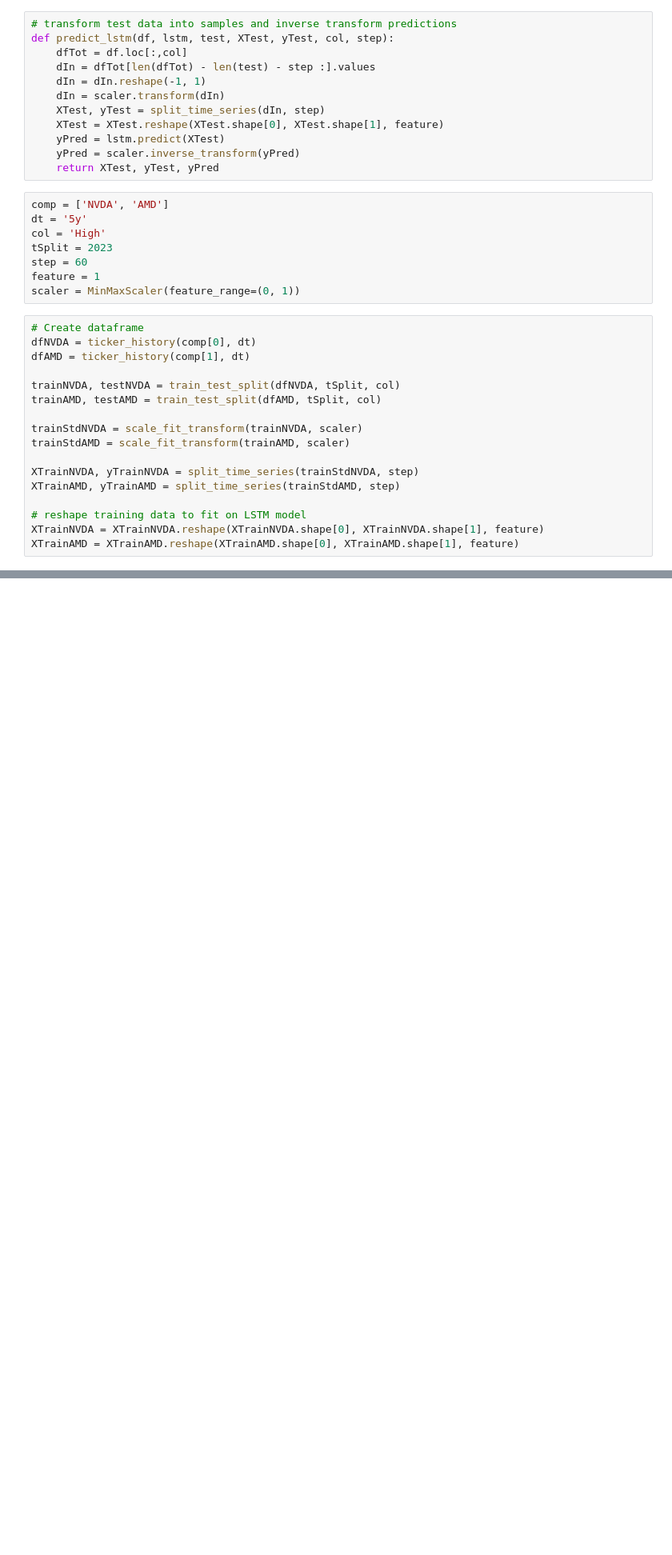
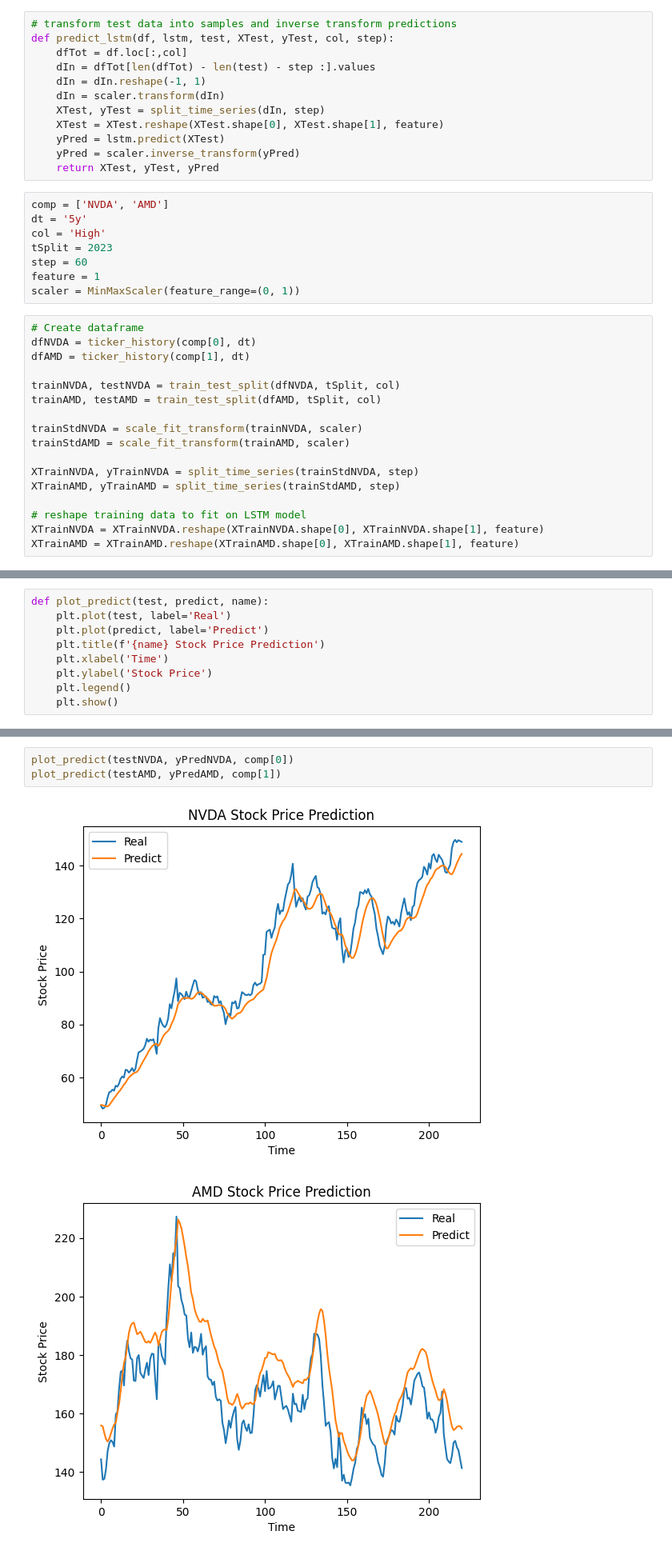
Before and after one commit to datasheng/csc46000-team-project-4219-industries-llc, a Jupyter notebook: nvda_amd.ipynb, the cells around one changed output, grey strips where cells are left out. Shown at 80% size. Cells and saved outputs as stored; diff of their text form; blank space fills up the shorter version.

```diff
--- a/nvda_amd.ipynb
+++ b/nvda_amd.ipynb
@@ -94,0 +124,9 @@ XTestAMD, yTestAMD, yPredAMD = predict_lstm(dfAMD, lstmAMD, testAMD, XTrainAMD,
+# %%
+def plot_predict(test, predict, name):
+    plt.plot(test, label='Real')
+    plt.plot(predict, label='Predict')
+    plt.title(f'{name} Stock Price Prediction')
+    plt.xlabel('Time')
+    plt.ylabel('Stock Price')
+    plt.legend()
+    plt.show()
@@ -94,0 +139,6 @@ XTestAMD, yTestAMD, yPredAMD = predict_lstm(dfAMD, lstmAMD, testAMD, XTrainAMD,
+# %%
+plot_predict(testNVDA, yPredNVDA, comp[0])
+plot_predict(testAMD, yPredAMD, comp[1])
+# %% [output]
+[figure, added]
+[figure, added]
```
Also changed, not shown: parts of 4 cells of this notebook.
